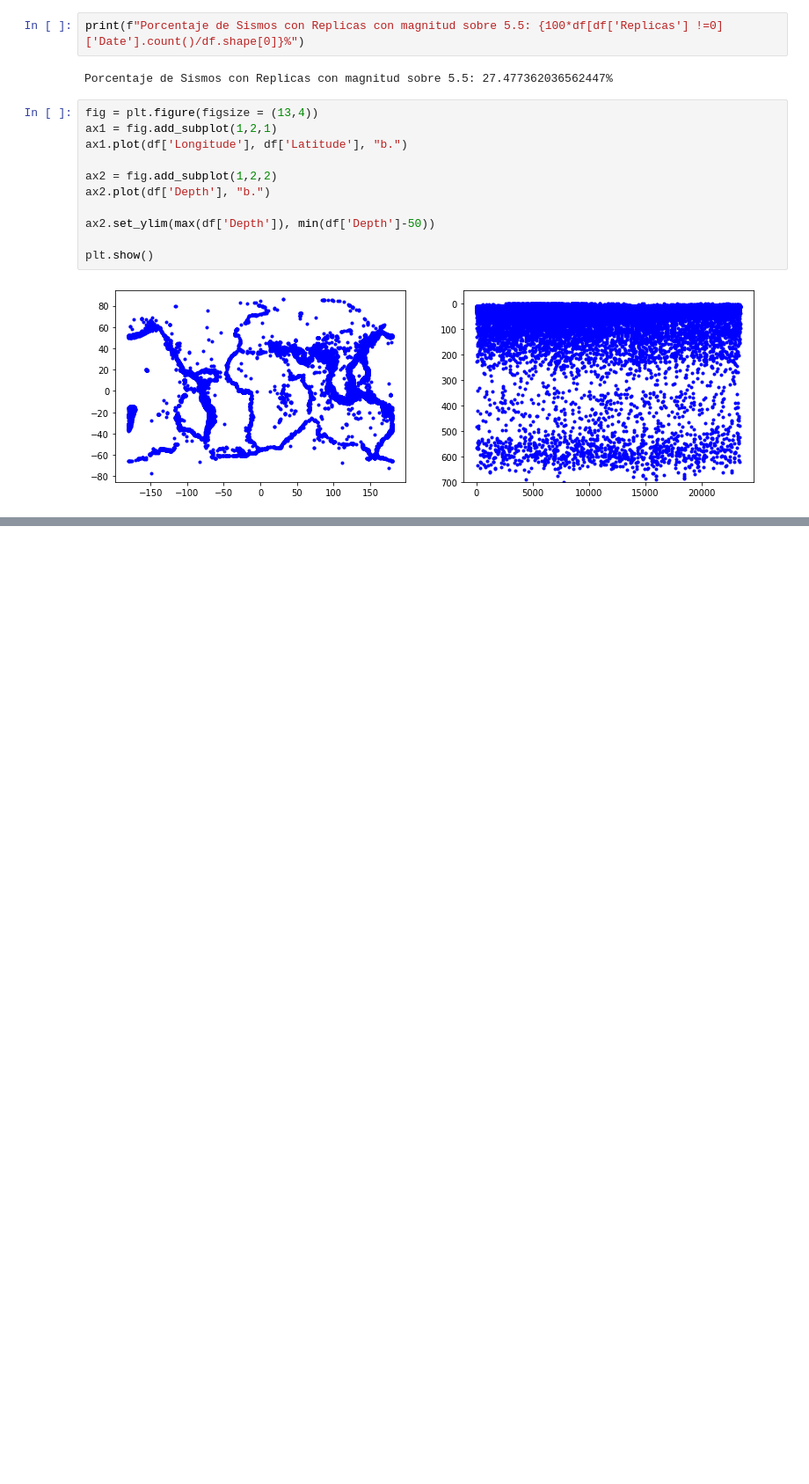
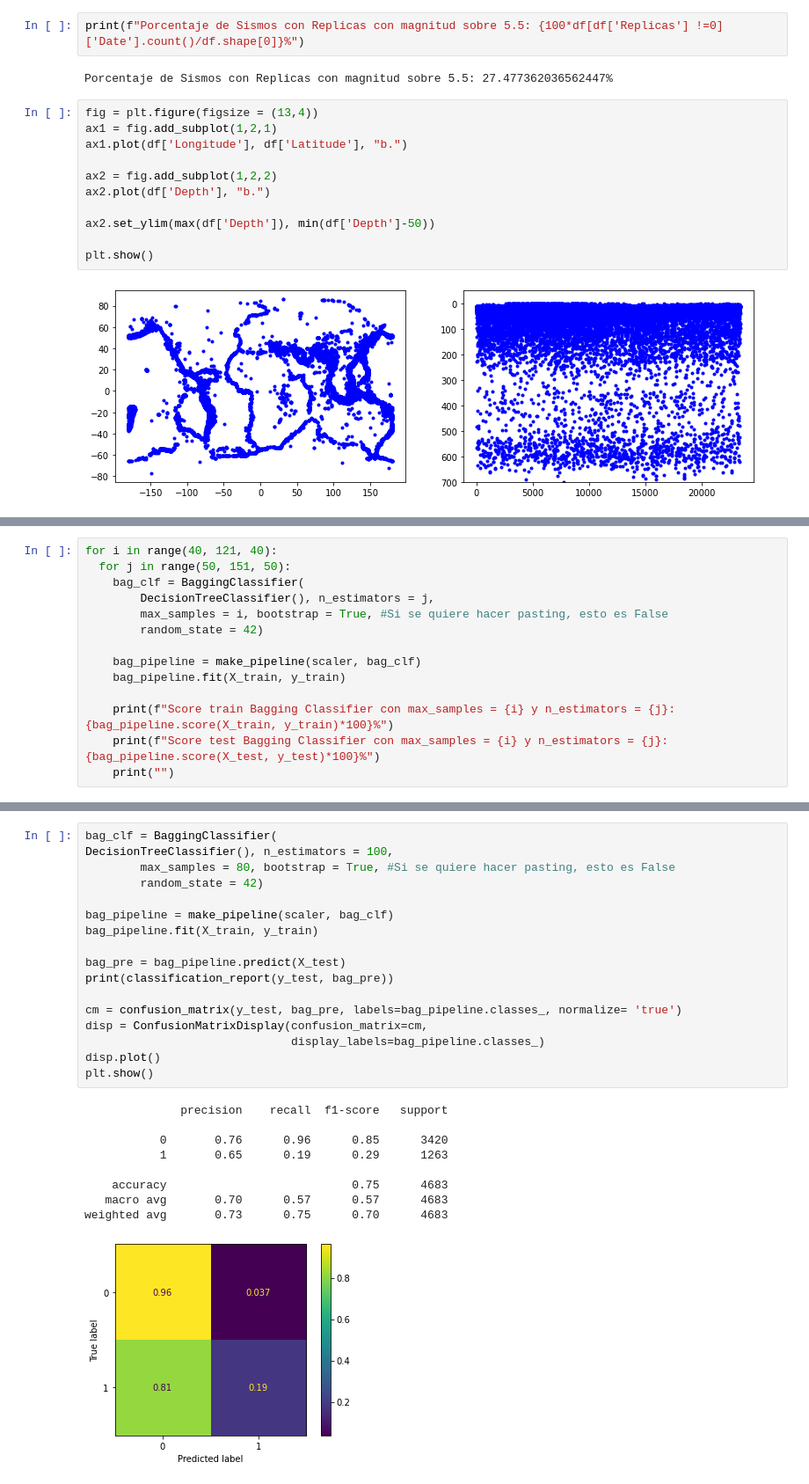
Before and after one commit to s-manterola/Earthquake, a Jupyter notebook: Earthquake.ipynb, the cells around one changed output, grey strips where cells are left out. Shown at 88% size. Drawn from its saved outputs; the diff is of its cells as text; blank space fills up the shorter version.

```diff
--- a/Earthquake.ipynb
+++ b/Earthquake.ipynb
@@ -303,0 +233,14 @@ plt.show()
+# %%
+for i in range(40, 121, 40):
+  for j in range(50, 151, 50):
+    bag_clf = BaggingClassifier(
+        DecisionTreeClassifier(), n_estimators = j,
+        max_samples = i, bootstrap = True, #Si se quiere hacer pasting, esto es False
+        random_state = 42)
+
+    bag_pipeline = make_pipeline(scaler, bag_clf)
+    bag_pipeline.fit(X_train, y_train)
+
+    print(f"Score train Bagging Classifier con max_samples = {i} y n_estimators = {j}: {bag_pipeline.score(X_train, y_train)*100}%")
+    print(f"Score test Bagging Classifier con max_samples = {i} y n_estimators = {j}: {bag_pipeline.score(X_test, y_test)*100}%")
+    print("")
@@ -303,0 +265,27 @@ plt.show()
+# %%
+bag_clf = BaggingClassifier(
+DecisionTreeClassifier(), n_estimators = 100,
+        max_samples = 80, bootstrap = True, #Si se quiere hacer pasting, esto es False
+        random_state = 42)
+
+bag_pipeline = make_pipeline(scaler, bag_clf)
+bag_pipeline.fit(X_train, y_train)
+
+bag_pre = bag_pipeline.predict(X_test)
+print(classification_report(y_test, bag_pre))
+
+cm = confusion_matrix(y_test, bag_pre, labels=bag_pipeline.classes_, normalize= 'true')
+disp = ConfusionMatrixDisplay(confusion_matrix=cm,
+                              display_labels=bag_pipeline.classes_)
+disp.plot()
+plt.show()
+# %% [output]
+              precision    recall  f1-score   support
+
+           0       0.76      0.96      0.85      3420
+           1       0.65      0.19      0.29      1263
+
+    accuracy                           0.75      4683
+   macro avg       0.70      0.57      0.57      4683
+weighted avg       0.73      0.75      0.70      4683
+[figure, added]
```
Also changed, not shown: parts of 40 cells of this notebook.
